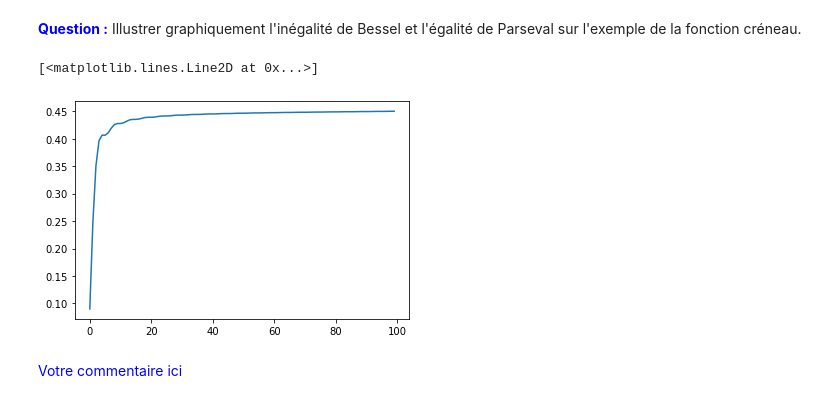
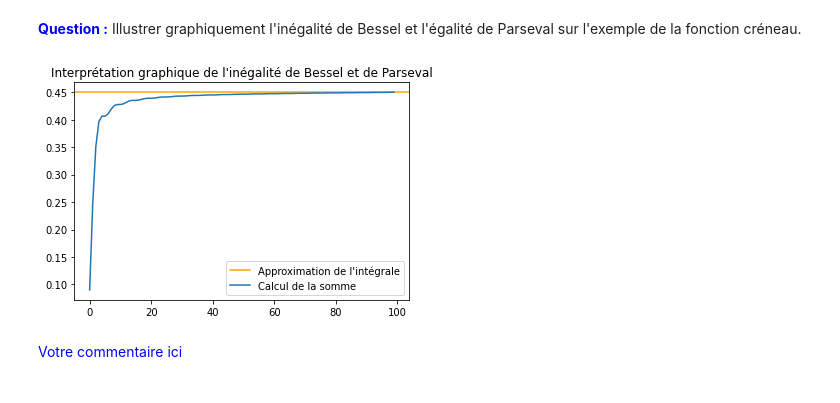
Before and after one commit to Wiziard38/TP-JUPYTER-LATEX, a Jupyter notebook: TPFourier2021.ipynb, the cells around one changed output. Drawn from its saved outputs; the diff is of its cells as text; code cells hidden in the pictures.

Commit message:
ajout titres, valeur intégral

```diff
--- a/TPFourier2021.ipynb
+++ b/TPFourier2021.ipynb
@@ -622,26 +611,37 @@ Soit $f\in\mathcal{L}_{\rm per}^2(0,T)$ alors
 Illustrer graphiquement l'inégalité de Bessel et l'égalité de Parseval sur l'exemple de la fonction créneau.
 # %%
 ## votre code ici
-## votre code ici
+from scipy.integrate import quad
+T = 2
+a = 0.4
+A = 1.5
+
+def f(x):
+    return 1/T*creneau(x, a, T, A)**2
+
+I = quad(f, 0, T)[0]
+plt.axhline(I, color='orange', label='Approximation de l\'intégrale')
 
 number = 100
 POINTS = np.linspace(0, 2, number*2)
 
 def draw_points(num: int):
     x_points = np.ones(num)
     for N in range(num):
         points = discreteFourier(2, [creneau(t, 0.4, 2, 1.5) for t in POINTS], N)
         summ = 0
         for point in points:
             summ += point.real**2 + point.imag**2
         x_points[N] = summ
     return x_points
-plt.plot(np.array([i for i in range(number)]), draw_points(number))
+plt.plot(np.array([i for i in range(number)]), draw_points(number), label='Calcul de la somme')
+plt.legend()
+plt.title('Interprétation graphique de l\'inégalité de Bessel et de Parseval')
+plt.show()
 
 #print(draw_points(10))
 # %% [output]
-[<matplotlib.lines.Line2D at 0x...>]
-[figure, old version]
+[figure, new version]
 # %% [markdown]
 <font color = blue>Votre commentaire ici</font>
 # %% [markdown]
```
Also changed, not shown: parts of 3 cells of this notebook.
